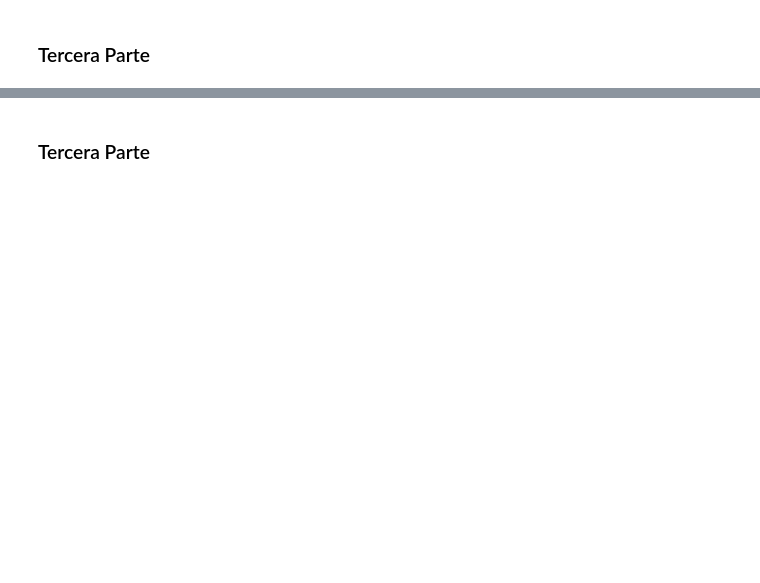
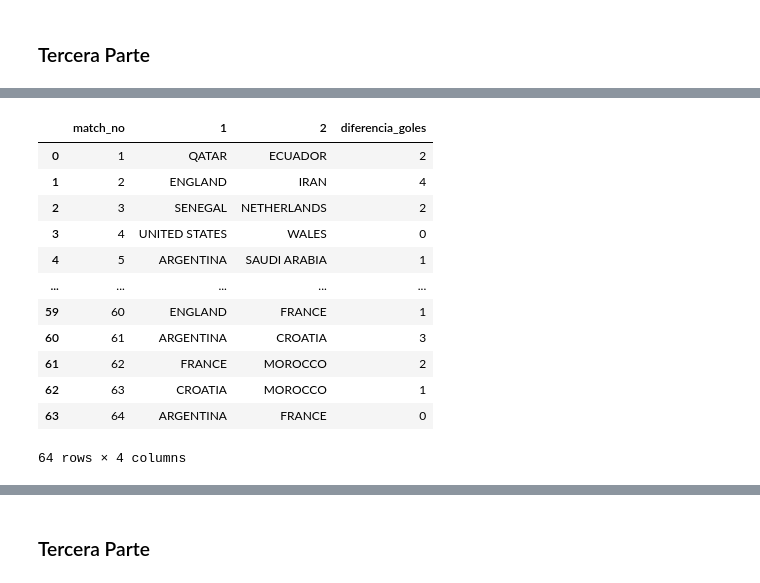
Before and after one commit to ivann641/Tecnologias_Exponenciales_2025, a Jupyter notebook: mundial_qatar_2022.ipynb, the cells around one changed output, grey strips where cells are left out. Cells and saved outputs as stored; diff of their text form; code cells hidden in the pictures; blank space fills up the shorter version.

```diff
--- a/mundial_qatar_2022.ipynb
+++ b/mundial_qatar_2022.ipynb
@@ -193,3 +271,18 @@ fig, ax = plt.subplots()
 # %%
 # Por cada partido, cual fue la diferencia de goles?
-# Completar
+mundial["diferencia_goles"] = abs(mundial["1_goals"] - mundial["2_goals"])
+mundial[["match_no", "1", "2", "diferencia_goles"]]
+# %% [output]
+|  | match_no | 1 | 2 | diferencia_goles |
+| 0 | 1 | QATAR | ECUADOR | 2 |
+| 1 | 2 | ENGLAND | IRAN | 4 |
+| 2 | 3 | SENEGAL | NETHERLANDS | 2 |
+| 3 | 4 | UNITED STATES | WALES | 0 |
+| 4 | 5 | ARGENTINA | SAUDI ARABIA | 1 |
+| ... | ... | ... | ... | ... |
+| 59 | 60 | ENGLAND | FRANCE | 1 |
+| 60 | 61 | ARGENTINA | CROATIA | 3 |
+| 61 | 62 | FRANCE | MOROCCO | 2 |
+| 62 | 63 | CROATIA | MOROCCO | 1 |
+| 63 | 64 | ARGENTINA | FRANCE | 0 |
+64 rows × 4 columns
```
Also changed, not shown: parts of 17 cells of this notebook.
